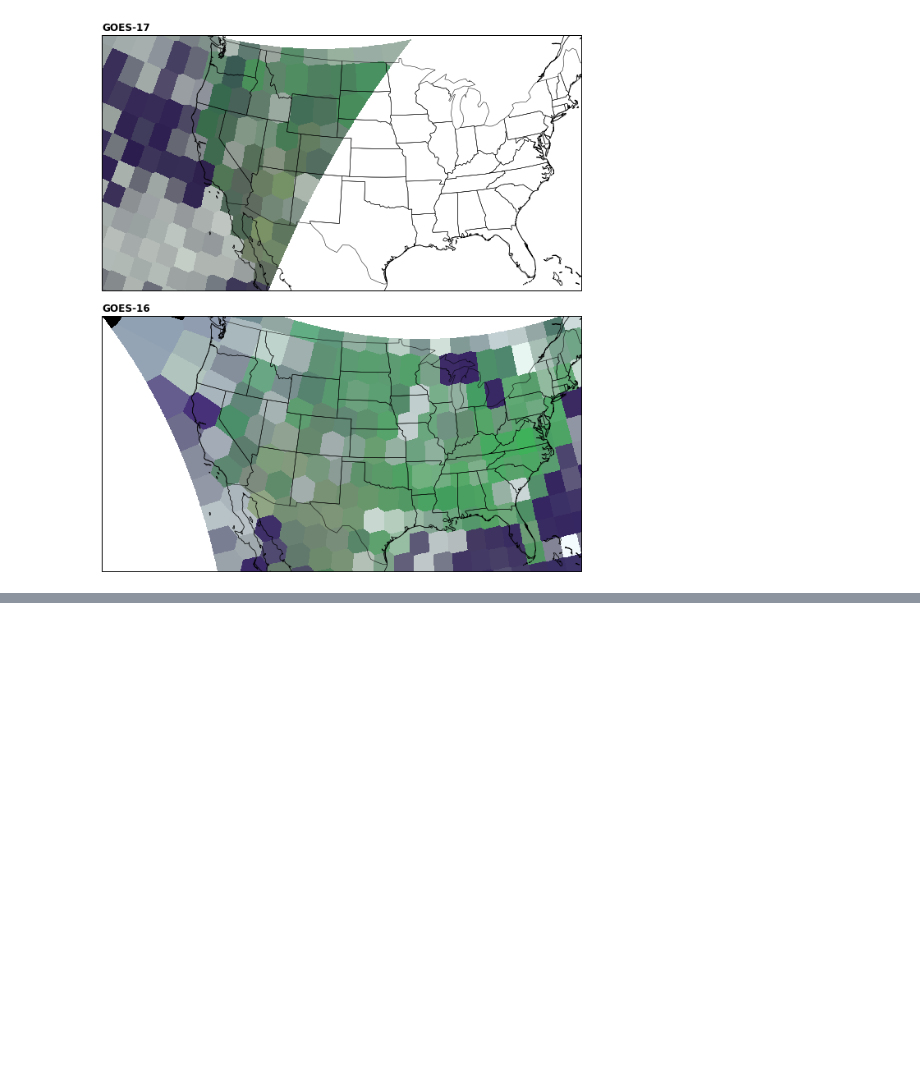
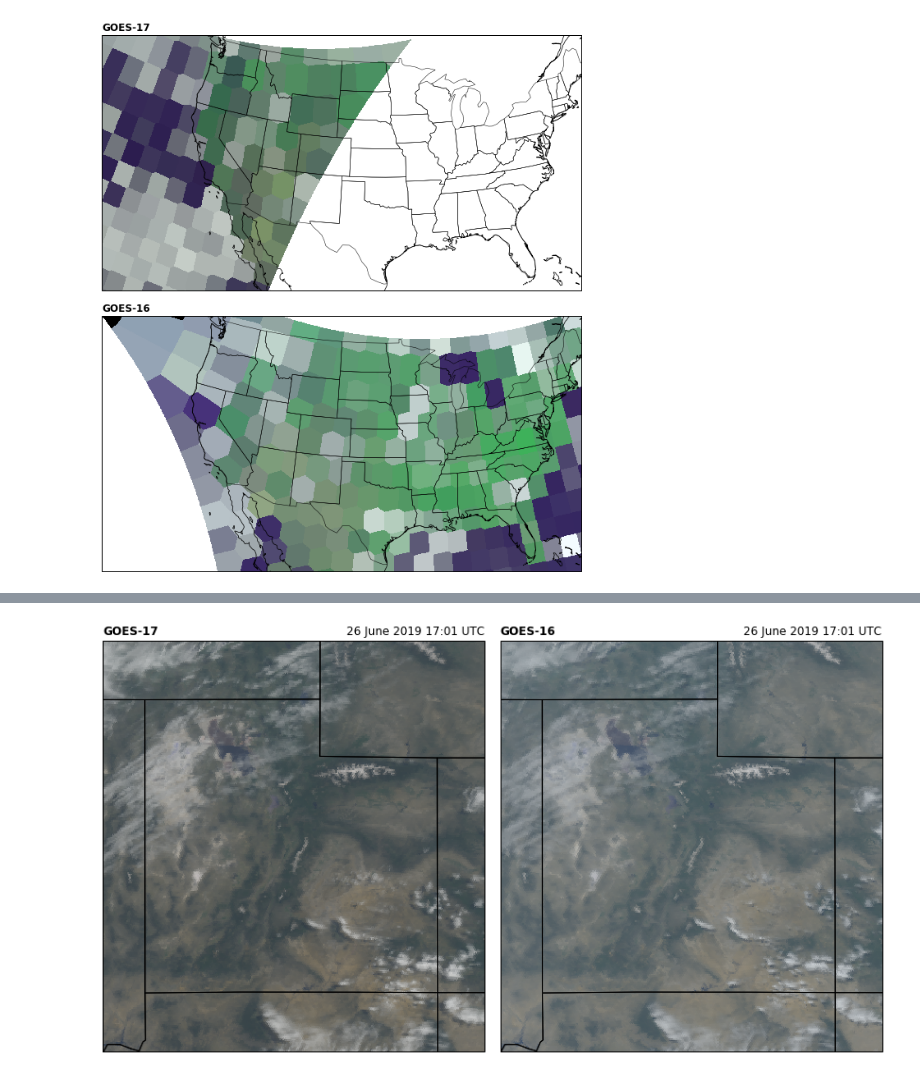
Before and after one commit to adomakor412/GOEScode, a Jupyter notebook: GOES16_GOES17_overlay_CMI.ipynb, the cells around one changed output, grey strips where cells are left out. Saved outputs shown, nothing was run; the diff lists cells and outputs as text; code cells hidden in the pictures; blank space fills up the shorter version.

```diff
--- a/GOES16_GOES17_overlay_CMI.ipynb
+++ b/GOES16_GOES17_overlay_CMI.ipynb
@@ -253,0 +255,38 @@ from pyresample import image, geometry
+# %%
+rgb16 = make_RGB(G16)
+rgb17 = make_RGB(G17)
+
+scan_start_16 = datetime.strptime(G16.time_coverage_start, '%Y-%m-%dT%H:%M:%S.%fZ')
+scan_start_17 = datetime.strptime(G17.time_coverage_start, '%Y-%m-%dT%H:%M:%S.%fZ')
+# %%
+fig = plt.figure(figsize=(15, 8))
+
+ax1 = fig.add_subplot(1, 2, 1, projection=pc)
+ax2 = fig.add_subplot(1, 2, 2, projection=pc)
+
+ax1.set_extent([-114.75, -108.25, 36, 43], crs=pc)
+ax2.set_extent([-114.75, -108.25, 36, 43], crs=pc)
+
+
+# GOES17
+ax1.imshow(rgb17, origin='upper',
+           extent=(x17.min(), x17.max(), y17.min(), y17.max()),
+           transform=geos17,
+           interpolation='none')
+ax1.add_feature(ccrs.cartopy.feature.STATES)
+ax1.set_title('GOES-17', loc='left', fontweight='bold')
+ax1.set_title('%s' % scan_start_17.strftime('%d %B %Y %H:%M UTC'), loc='right');
+
+# GOES16
+ax2.imshow(rgb16, origin='upper',
+           extent=(x16.min(), x16.max(), y16.min(), y16.max()),
+           transform=geos16,
+           interpolation='none')
+ax2.add_feature(ccrs.cartopy.feature.STATES)
+ax2.set_title('GOES-16', loc='left', fontweight='bold')
+ax2.set_title('%s' % scan_start_16.strftime('%d %B %Y %H:%M UTC'), loc='right');
+
+
+fig.subplots_adjust(wspace=.01)
+# %% [output]
+[figure, added]
```
Also changed, not shown: parts of 13 cells of this notebook, 4 other files.
